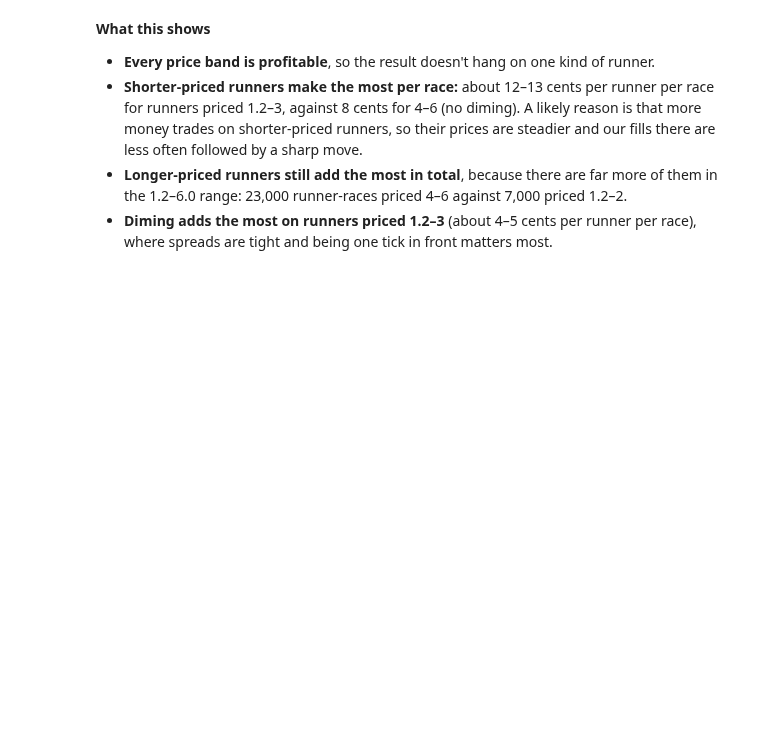
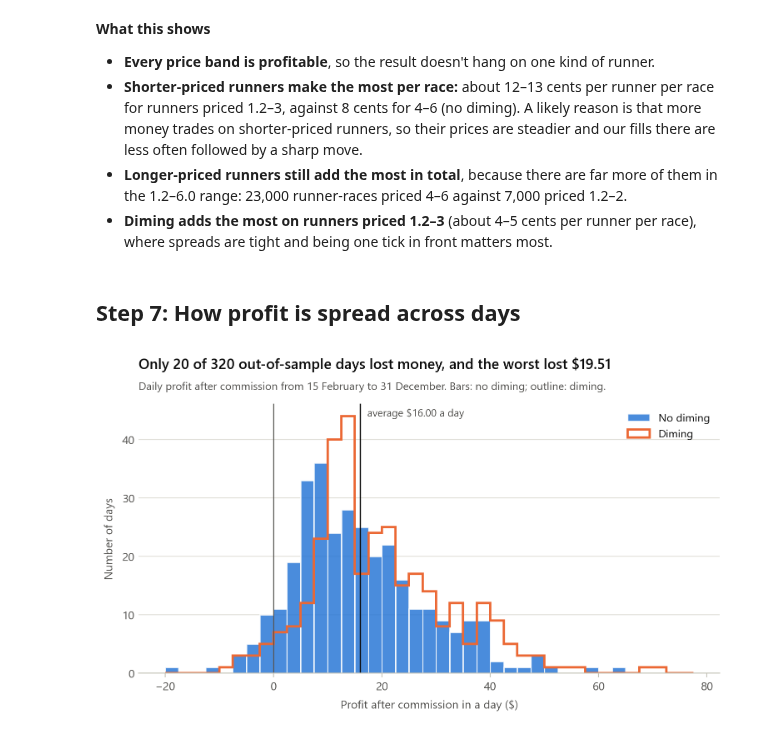
Before and after one commit to wazzak-99/Greyhound-Racing-Backtesting, a Jupyter notebook: evaluation/strategy-evaluation.ipynb, the cells around one changed output. Drawn from its saved outputs; the diff is of its cells as text; code cells hidden in the pictures; blank space fills up the shorter version.

```diff
--- a/evaluation/strategy-evaluation.ipynb
+++ b/evaluation/strategy-evaluation.ipynb
@@ -450,3 +450,30 @@ pd.concat({name: t.rename(columns={"sum": "profit ($)", "mean": "per runner-race
 - **Shorter-priced runners make the most per race:** about 12–13 cents per runner per race for runners priced 1.2–3, against 8 cents for 4–6 (no diming). A likely reason is that more money trades on shorter-priced runners, so their prices are steadier and our fills there are less often followed by a sharp move.
 - **Longer-priced runners still add the most in total**, because there are far more of them in the 1.2–6.0 range: 23,000 runner-races priced 4–6 against 7,000 priced 1.2–2.
 - **Diming adds the most on runners priced 1.2–3** (about 4–5 cents per runner per race), where spreads are tight and being one tick in front matters most.
+# %% [markdown]
+## Step 7: How profit is spread across days
+# %%
+daily_profit = {name: profit.loc[out_of_sample, name].groupby(day[out_of_sample]).sum() for name in RUNS}
+headline_daily = daily_profit[headline_name]
+
+fig, ax = plt.subplots(figsize=(9, 4.2))
+edges = np.arange(np.floor(min(d.min() for d in daily_profit.values()) / 5) * 5,
+                  np.ceil(max(d.max() for d in daily_profit.values()) / 5) * 5 + 5, 2.5)
+ax.hist(headline_daily, bins=edges, color=COLOURS[headline_name], alpha=0.85, label=headline_name.capitalize(),
+        edgecolor="white", linewidth=1)
+for name, d in daily_profit.items():
+    if name != headline_name:
+        ax.hist(d, bins=edges, histtype="step", color=COLOURS[name], linewidth=2, label=name.capitalize())
+ax.axvline(0, color=INK_2, lw=1)
+ax.axvline(headline_daily.mean(), color=INK, lw=1.2)
+ax.annotate(f"average ${headline_daily.mean():.2f} a day", (headline_daily.mean(), 1), xycoords=("data", "axes fraction"),
+            xytext=(6, -4), textcoords="offset points", va="top", fontsize=9, color=INK_2)
+ax.set_axisbelow(True)
+ax.set(xlabel="Profit after commission in a day ($)", ylabel="Number of days")
+legend(ax, loc="upper right")
+titles(ax, f"Only {(headline_daily <= 0).sum()} of {len(headline_daily)} out-of-sample days lost money, "
+       f"and the worst lost ${-headline_daily.min():.2f}",
+       "Daily profit after commission from 15 February to 31 December. Bars: no diming; outline: diming.")
+plt.show()
+# %% [output]
+[figure, added]
```
Also changed, not shown: parts of 7 cells of this notebook, 1 other file.
